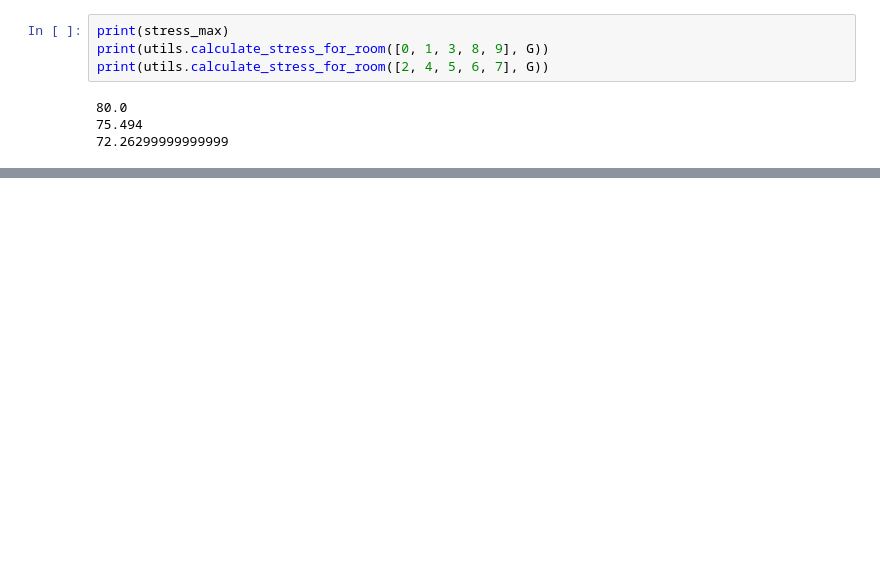
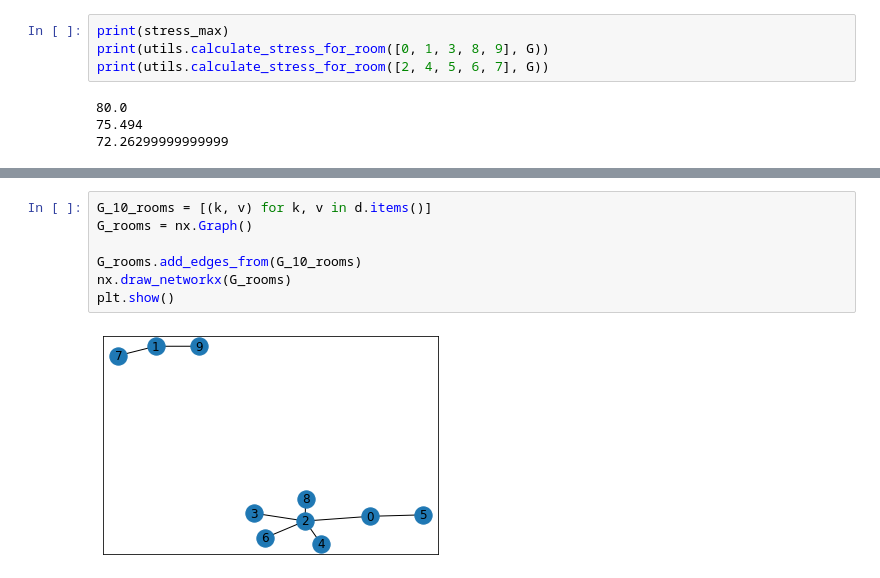
Before and after one commit to briancpark/cs170-project, a Jupyter notebook: CS 170 Project Notebook.ipynb, the cells around one changed output, grey strips where cells are left out. Saved outputs shown, nothing was run; the diff lists cells and outputs as text; blank space fills up the shorter version.

```diff
--- a/CS 170 Project Notebook.ipynb
+++ b/CS 170 Project Notebook.ipynb
@@ -294,0 +311,9 @@ d
+# %%
+G_10_rooms = [(k, v) for k, v in d.items()]
+G_rooms = nx.Graph()
+
+G_rooms.add_edges_from(G_10_rooms)
+nx.draw_networkx(G_rooms)
+plt.show()
+# %% [output]
+[figure, added]
```
Also changed, not shown: parts of 12 cells of this notebook.
